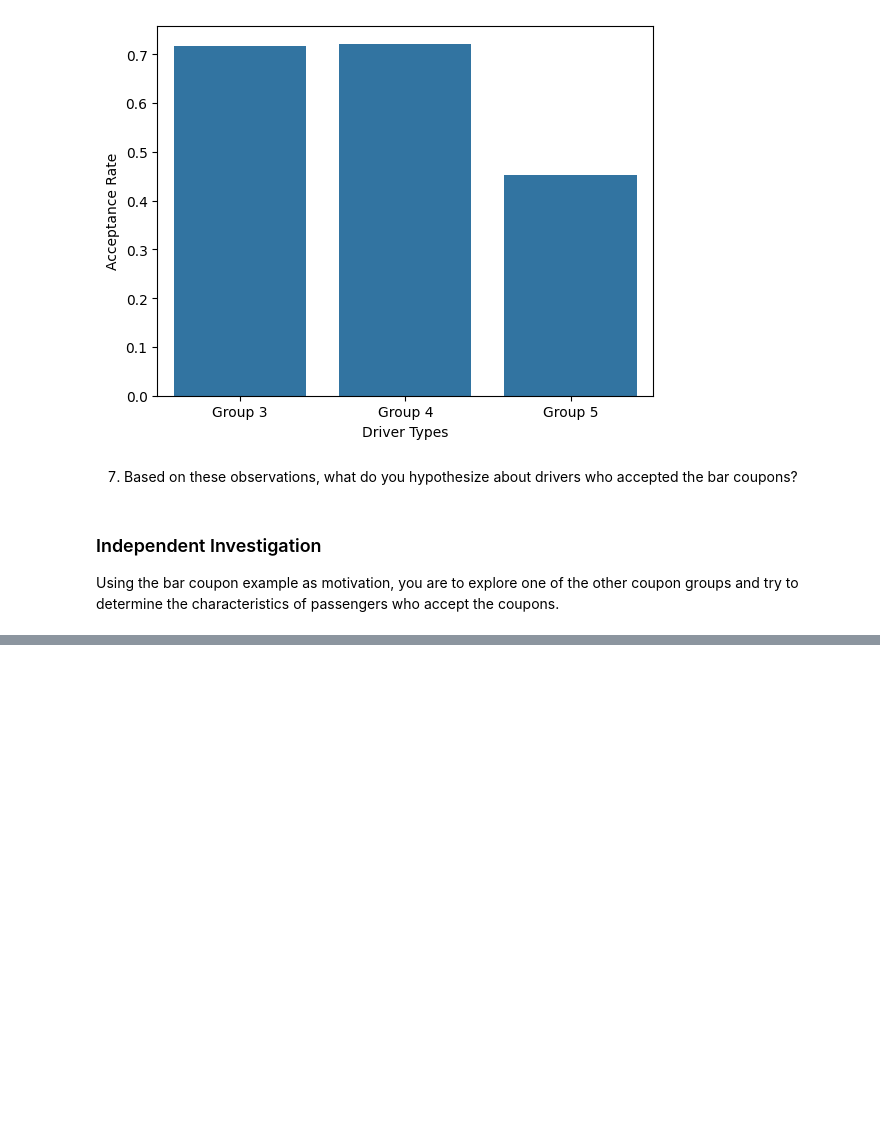
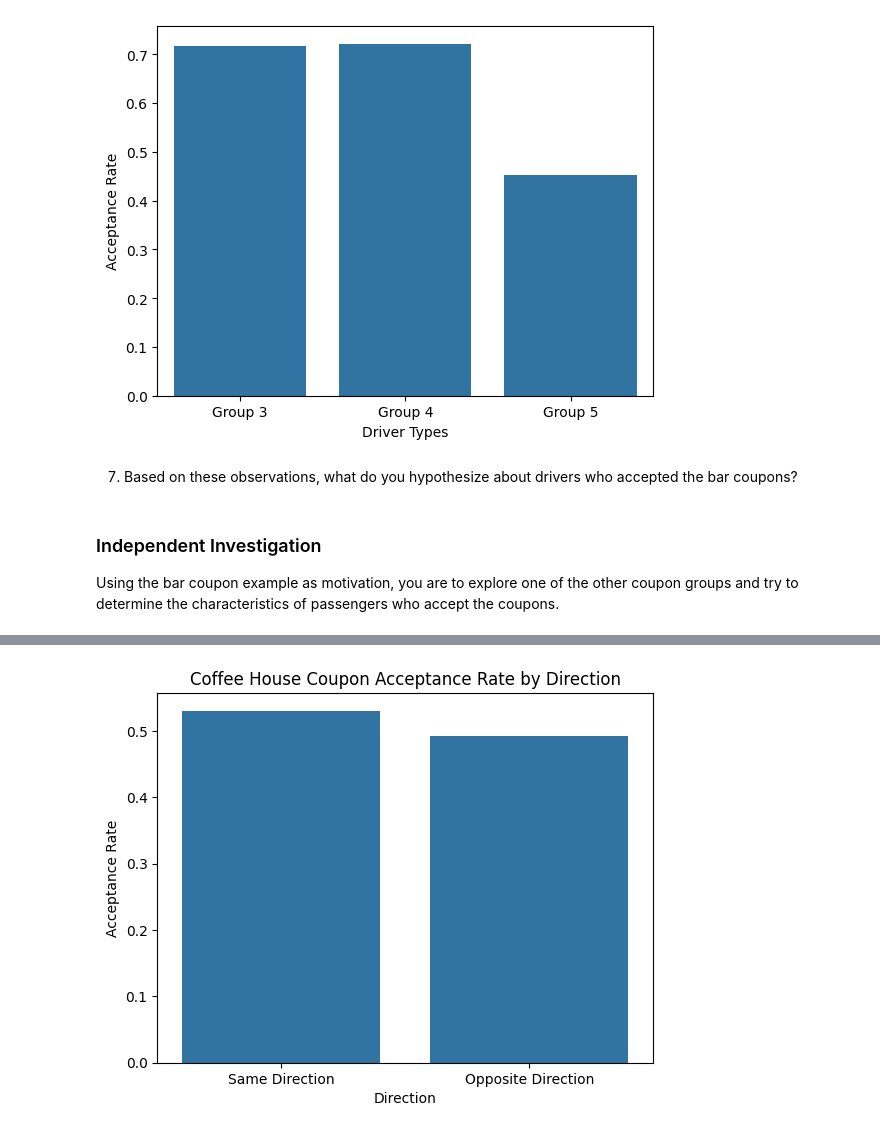
Before and after one commit to weirui828/coupons4drivers, a Jupyter notebook: coupon_analysis.ipynb, the cells around one changed output, grey strips where cells are left out. Drawn from its saved outputs; the diff is of its cells as text; code cells hidden in the pictures; blank space fills up the shorter version.

```diff
--- a/coupon_analysis.ipynb
+++ b/coupon_analysis.ipynb
@@ -481,0 +570,19 @@ Using the bar coupon example as motivation, you are to explore one of the other
+# %%
+# direction
+coffee_coupons_same_dir = coffee_coupons.query("direction_same == 1")
+coffee_coupons_same_dir_acceptance_rate = coffee_coupons_same_dir["Y"].mean()
+
+coffee_coupons_opp_dir = coffee_coupons.query("direction_opp == 1")
+coffee_coupons_opp_dir_acceptance_rate = coffee_coupons_opp_dir["Y"].mean()
+
+coffee_coupons_acceptance_by_direction = pd.DataFrame({
+    'Direction': ['Same Direction', 'Opposite Direction'],
+    'Acceptance Rate': [coffee_coupons_same_dir_acceptance_rate, coffee_coupons_opp_dir_acceptance_rate]
+})
+sns.barplot(x='Direction', y='Acceptance Rate', data=coffee_coupons_acceptance_by_direction)
+plt.title('Coffee House Coupon Acceptance Rate by Direction')
+plt.show()
+
+# To our surprise, same direction coupon only wins slightly over opposite direction.
+# %% [output]
+[figure, added]
```
Also changed, not shown: parts of 7 cells of this notebook.
